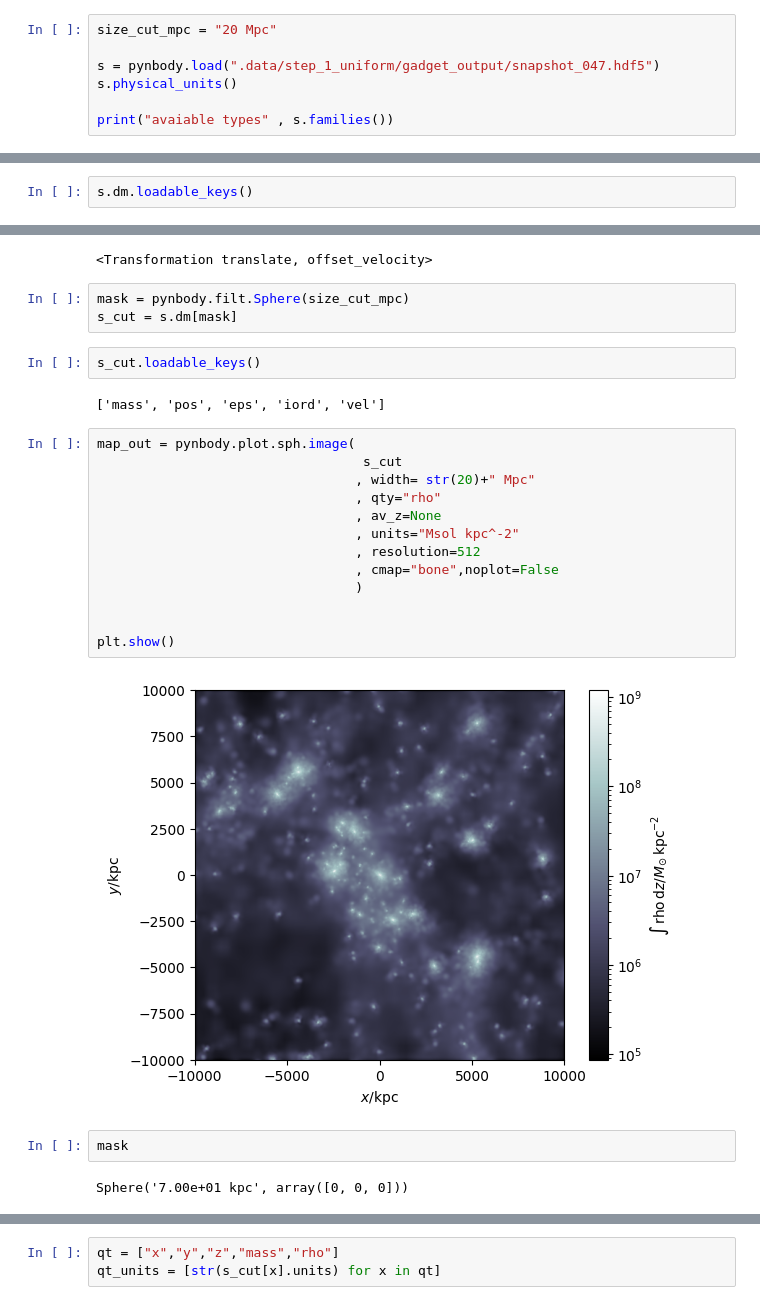
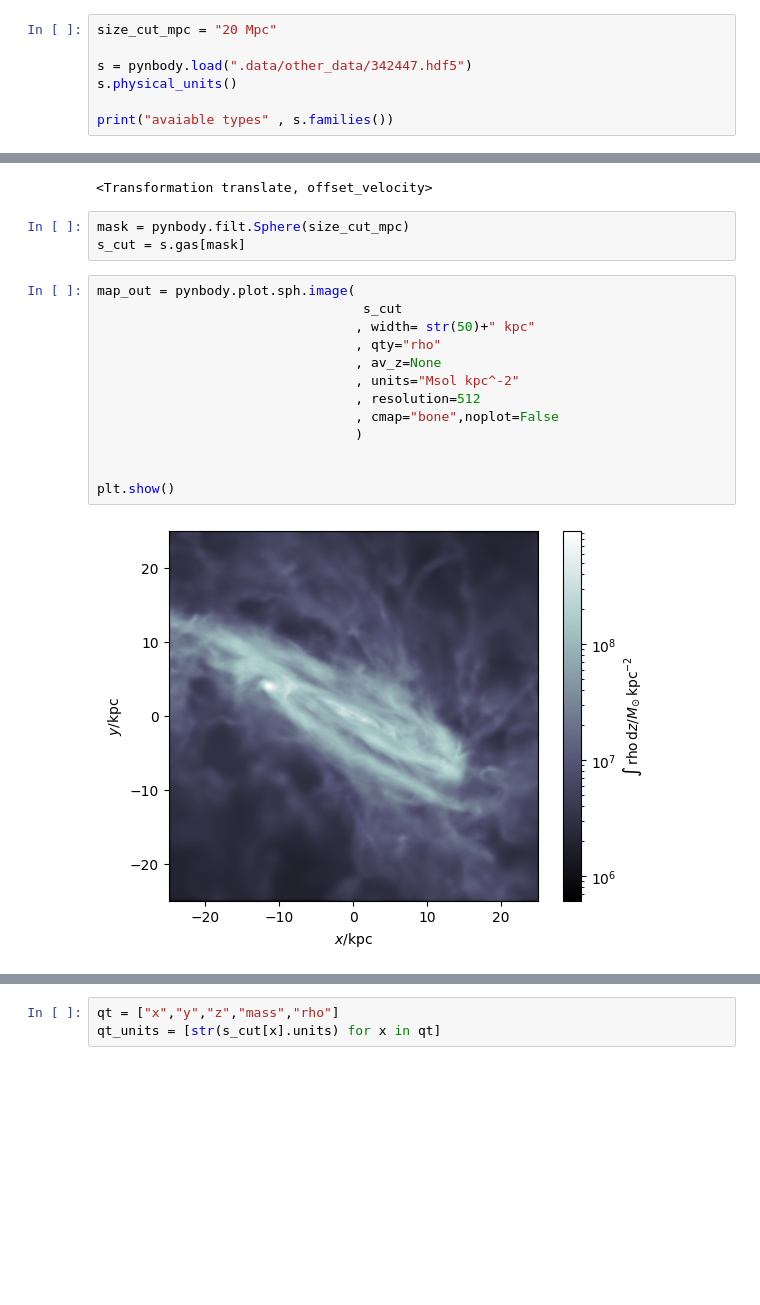
Before and after one commit to Astrovisio/data-experiments, a Jupyter notebook: test_export_2.ipynb, the cells around one changed output, grey strips where cells are left out. Drawn from its saved outputs; the diff is of its cells as text; blank space fills up the shorter version.

```diff
--- a/test_export_2.ipynb
+++ b/test_export_2.ipynb
@@ -6,7 +6,7 @@ import os, h5py
 # %%
 size_cut_mpc = "20 Mpc"
 
-s = pynbody.load(".data/step_1_uniform/gadget_output/snapshot_047.hdf5")
+s = pynbody.load(".data/other_data/342447.hdf5")
 s.physical_units()
 
 print("avaiable types" , s.families())
@@ -19,2 +14,0 @@ pynbody.snapshot.gadgethdf.GadgetHDFSnap
-# %%
-s.dm.loadable_keys()
@@ -30,27 +18,19 @@ pynbody.analysis.halo.center(s)
 <Transformation translate, offset_velocity>
 # %%
 mask = pynbody.filt.Sphere(size_cut_mpc)
-s_cut = s.dm[mask]
+s_cut = s.gas[mask]
-# %%
-s_cut.loadable_keys()
-# %% [output]
-['mass', 'pos', 'eps', 'iord', 'vel']
 # %%
 map_out = pynbody.plot.sph.image(
                                   s_cut
-                                 , width= str(20)+" Mpc"
+                                 , width= str(50)+" kpc"
                                  , qty="rho"
                                  , av_z=None
                                  , units="Msol kpc^-2"
                                  , resolution=512
                                  , cmap="bone",noplot=False
                                  )
 
 
 plt.show()
 # %% [output]
-[figure, old version]
+[figure, new version]
-# %%
-mask
-# %% [output]
-Sphere('7.00e+01 kpc', array([0, 0, 0]))
```
Also changed, not shown: parts of 17 cells of this notebook, 2 other files.
